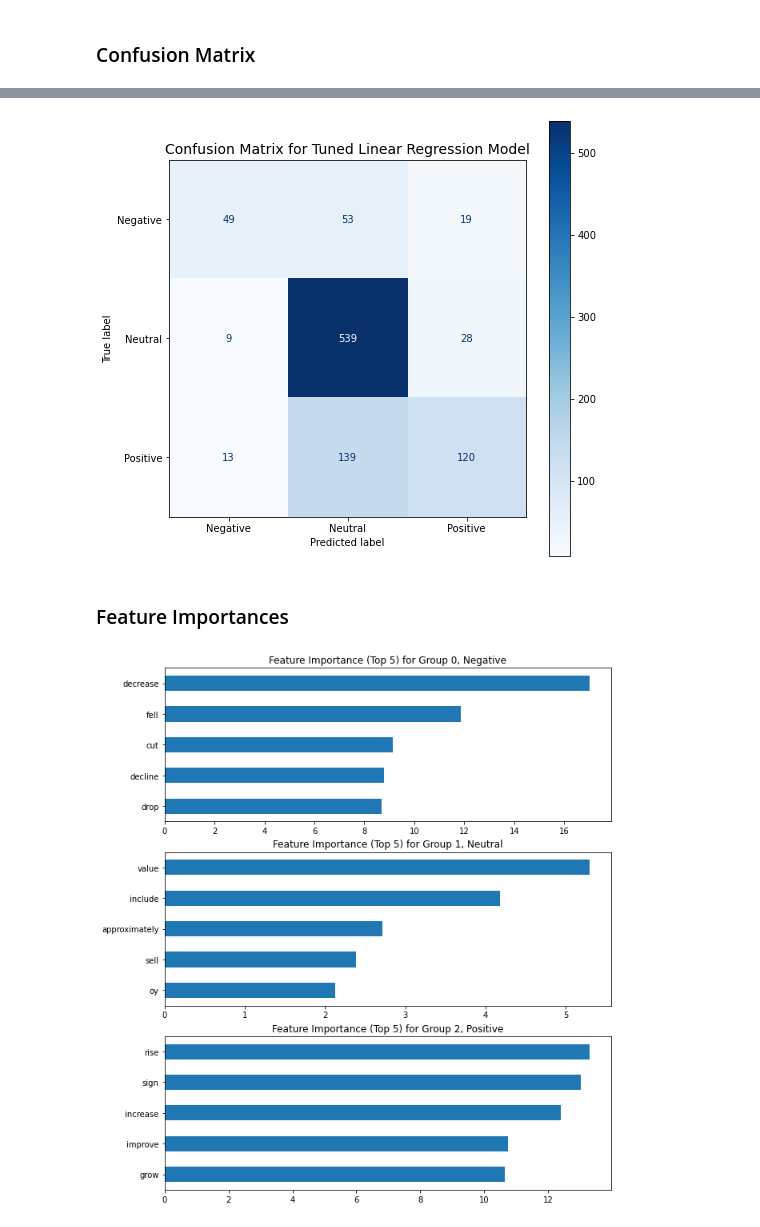
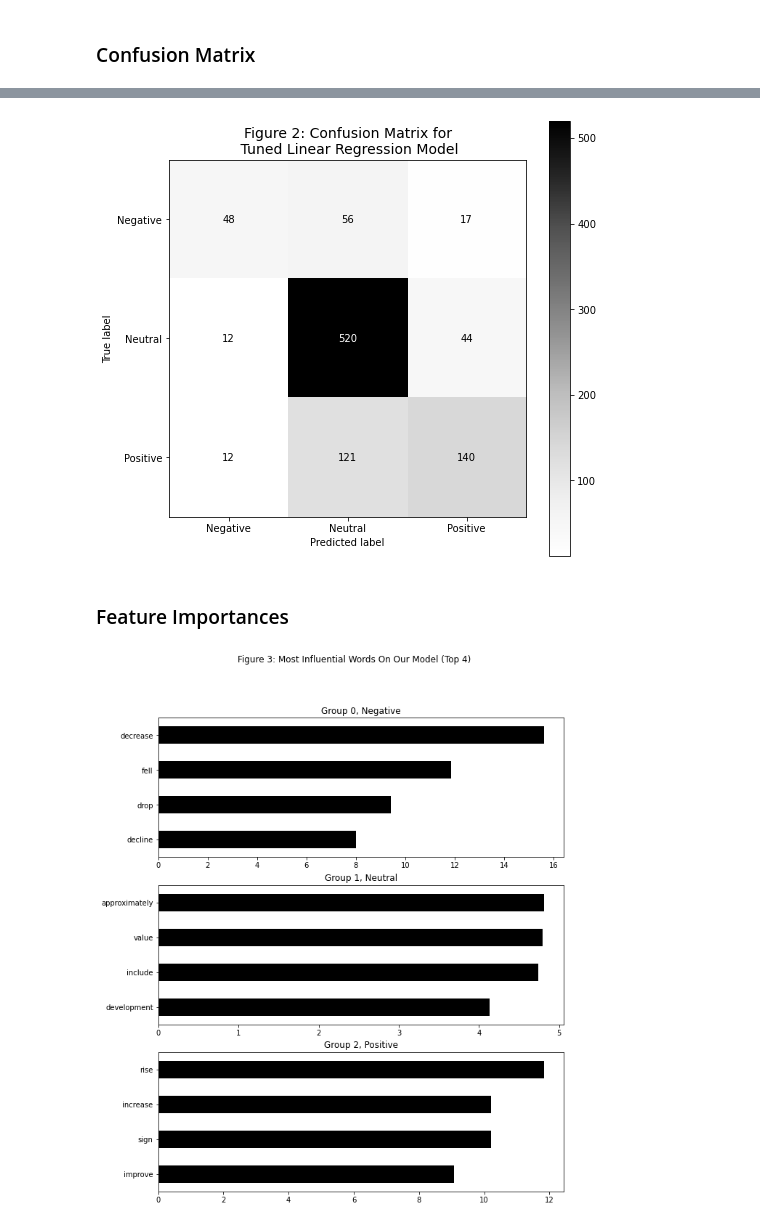
Before and after one commit to j4mes12/ITDA_Coursework, a Jupyter notebook: Task 1/Task 1.ipynb, the cells around one changed output, grey strips where cells are left out. Saved outputs shown, nothing was run; the diff lists cells and outputs as text; code cells hidden in the pictures.

```diff
--- a/Task 1/Task 1.ipynb
+++ b/Task 1/Task 1.ipynb
@@ -215,7 +211,7 @@ def generate_data_columns(cvec: CountVectorizer):
 
 def create_modelling_feature(train, test, val):
 
-    cvec = CountVectorizer(ngram_range = (1, 2))
+    cvec = CountVectorizer(ngram_range = (1, 2), )
 
     cvec_train = cvec.fit_transform(train)
     cvec_test = cvec.transform(test)
@@ -381,0 +379,10 @@ pd.DataFrame(model_metrics).T
+# %%
+fig, ax = plt.subplots(1,1, figsize = (15, 8))
+
+sns.barplot(data = pd_model_metrics, x = pd_model_metrics.index, y = 'ROC', ax = ax, color = 'k')
+plt.xlabel('Dataset')
+plt.ylabel('ROC AUC Score')
+plt.ylim(0.7, 0.9)
+plt.title('Figure 1: Bar Chart to show ROC AUC Score for each dataset')
+plt.savefig('final_model_bar_chart.png')
+plt.show()
@@ -406,10 +415,10 @@ def create_confusion_matrix(model, model_name: str):
     fig, ax = plt.subplots(1, 1, figsize=(8, 8))
 
     # Calculates confusion matrix
-    plot_confusion_matrix(model, X_val, val_labels, cmap = "Blues", ax = ax, display_labels = ['Negative', "Neutral", 'Positive'])
+    plot_confusion_matrix(model, X_test, test_labels, cmap = "Greys", ax = ax, display_labels = ['Negative', "Neutral", 'Positive'])
 
     # Sets title for plot
-    plt.title(f"Confusion Matrix for {model_name} Model", fontdict= {'fontsize' : 14})
+    plt.title(f"Figure 2: Confusion Matrix for\n {model_name} Model", fontdict= {'fontsize' : 14})
 
     plt.savefig('Confusion Matrix.png')
 
@@ -419,38 +428,42 @@ def create_confusion_matrix(model, model_name: str):
 # Calculate confusion matrix for Tuned LR model
 create_confusion_matrix(best_model, "Tuned Linear Regression")
 # %% [output]
-[figure, old version]
+[figure, new version]
 # %% [markdown]
 ### Feature Importances
 # %%
-def plot_feature_importance(model, model_name: str):
+def plot_feature_importance(model, top_n: int = 5):
     """Plots feature importances for the specified class label
 
     Args:
         model: model we want importances for
         model_name (str): name of model
         class_label (int): class we want to analyse (one of 0, 1 or 2)
     """
 
     class_dict = {0 : 'Negative', 1 : 'Neutral', 2 : 'Positive'}
 
     # Create figure and axis to display plot
     fig, ax = plt.subplots(nrows = 3, ncols = 1, figsize=(10, 12))
 
     for idx, cl in enumerate([0, 1, 2]):
         # Retrive feature coefficients from model for class label
         coefs = model.coef_[cl]
 
         # Plot coefficients as a horizontal bar plot
-        pd.Series(coefs, index=Xcols).nlargest(5).sort_values(ascending=True).plot(
-            kind="barh", ax=ax[idx], title=f"Feature Importance (Top 5) for Group {cl}, {class_dict[cl]}"
+        pd.Series(coefs, index=Xcols).nlargest(top_n).sort_values(ascending=True).plot(
+            kind="barh", ax=ax[idx], title=f"Group {cl}, {class_dict[cl]}", color = "k"
         )
+
+    plt.suptitle(f'Figure 3: Most Influential Words On Our Model (Top {top_n})')
+
+    plt.savefig(f'feature_importance_top{top_n}.png')
 
     # Show plot
     plt.show()
 
 
 # Call function for Tuned LR model
-plot_feature_importance(best_model, "Tuned Logistic Regression")
+plot_feature_importance(best_model, 4)
 # %% [output]
-[figure, old version]
+[figure, new version]
```
Also changed, not shown: parts of 12 cells of this notebook, 8 other files.
